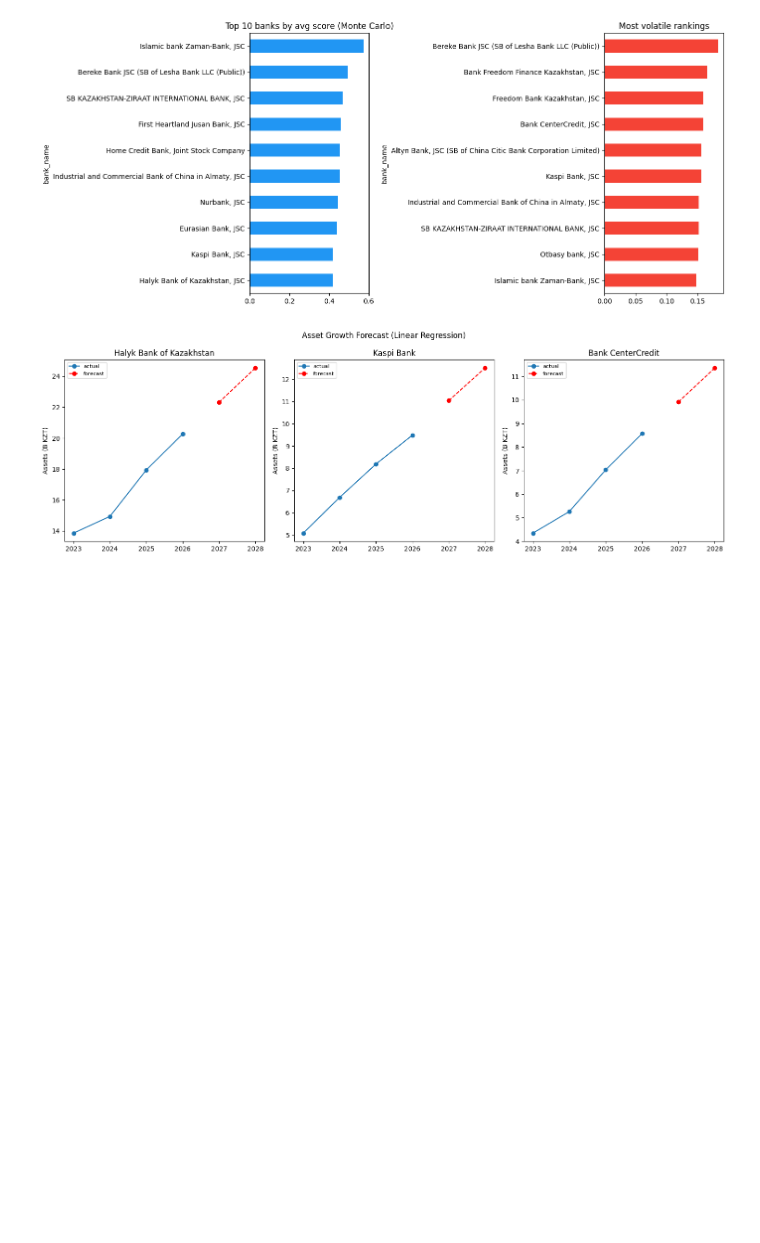
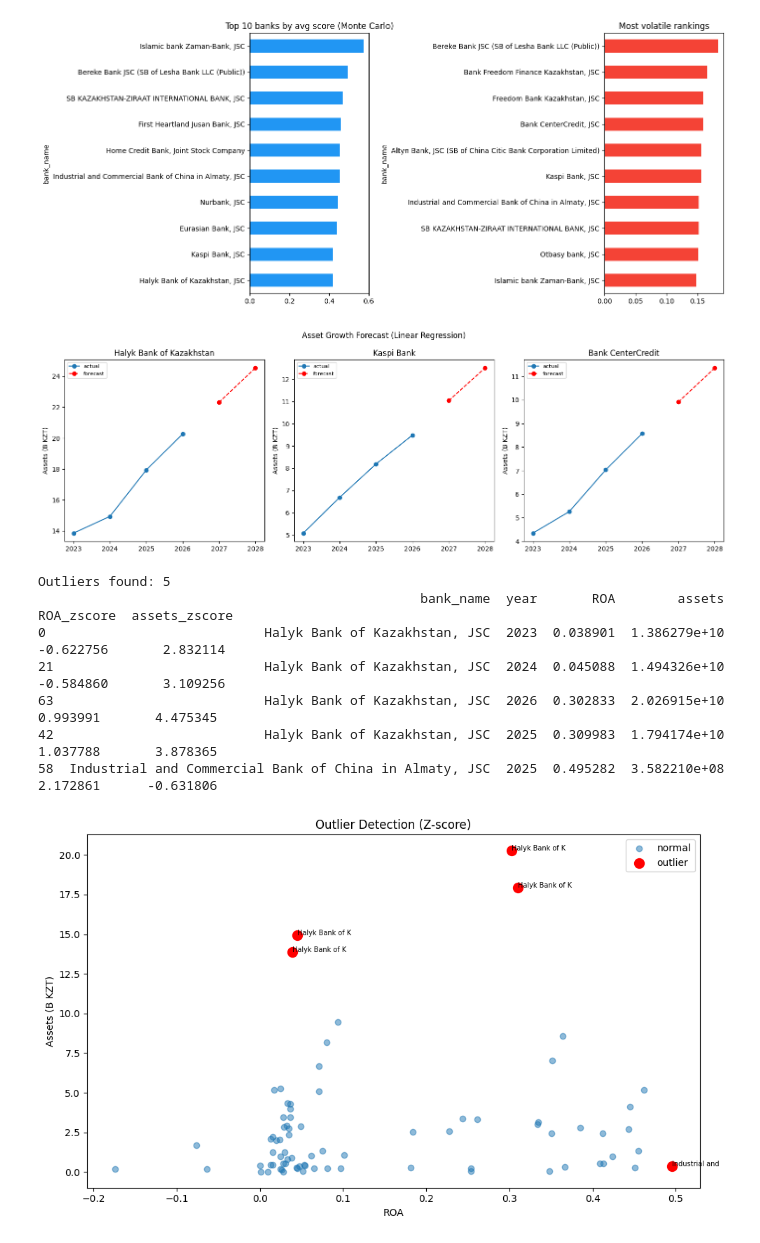
Before and after one commit to zhflux/kazakhstan-banks-financial-health, a Jupyter notebook: notebooks/04_advanced_analysis.ipynb, the cells around one changed output. Saved outputs shown, nothing was run; the diff lists cells and outputs as text; code cells hidden in the pictures; blank space fills up the shorter version.

Commit message:
add outlier detection

```diff
--- a/notebooks/04_advanced_analysis.ipynb
+++ b/notebooks/04_advanced_analysis.ipynb
@@ -181,3 +181,39 @@ plt.tight_layout()
 plt.show()
 # %% [output]
 [figure]
+# %%
+from scipy import stats
+
+df_outliers = df[df["ROA"] < 0.5].copy()
+
+df_outliers["ROA_zscore"] = stats.zscore(df_outliers["ROA"])
+df_outliers["assets_zscore"] = stats.zscore(df_outliers["assets"])
+
+outliers = df_outliers[
+    (df_outliers["ROA_zscore"].abs() > 2) |
+    (df_outliers["assets_zscore"].abs() > 2)
+].sort_values("ROA_zscore")
+
+print(f"Outliers found: {len(outliers)}")
+print(outliers[["bank_name", "year", "ROA", "assets", "ROA_zscore", "assets_zscore"]].to_string())
+
+fig, ax = plt.subplots(figsize=(10, 6))
+ax.scatter(df_outliers["ROA"], df_outliers["assets"]/1e9, alpha=0.5, label="normal")
+ax.scatter(outliers["ROA"], outliers["assets"]/1e9, color="red", s=100, label="outlier")
+for _, row in outliers.iterrows():
+    ax.annotate(row["bank_name"][:15], (row["ROA"], row["assets"]/1e9), fontsize=7)
+ax.set_xlabel("ROA")
+ax.set_ylabel("Assets (B KZT)")
+ax.set_title("Outlier Detection (Z-score)")
+ax.legend()
+plt.tight_layout()
+plt.show()
+# %% [output]
+Outliers found: 5
+                                                 bank_name  year       ROA        assets  ROA_zscore  assets_zscore
+0                            Halyk Bank of Kazakhstan, JSC  2023  0.038901  1.386279e+10   -0.622756       2.832114
+21                           Halyk Bank of Kazakhstan, JSC  2024  0.045088  1.494326e+10   -0.584860       3.109256
+63                           Halyk Bank of Kazakhstan, JSC  2026  0.302833  2.026915e+10    0.993991       4.475345
+42                           Halyk Bank of Kazakhstan, JSC  2025  0.309983  1.794174e+10    1.037788       3.878365
+58  Industrial and Commercial Bank of China in Almaty, JSC  2025  0.495282  3.582210e+08    2.172861      -0.631806
+[figure, added]
```
